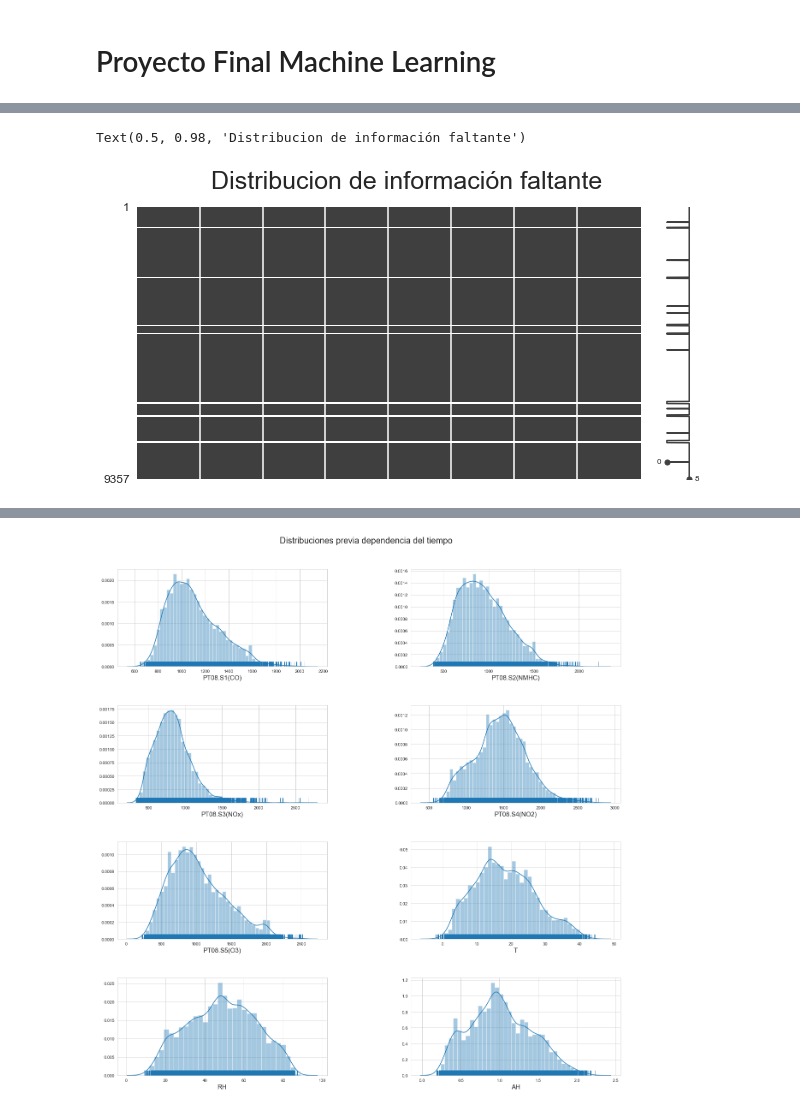
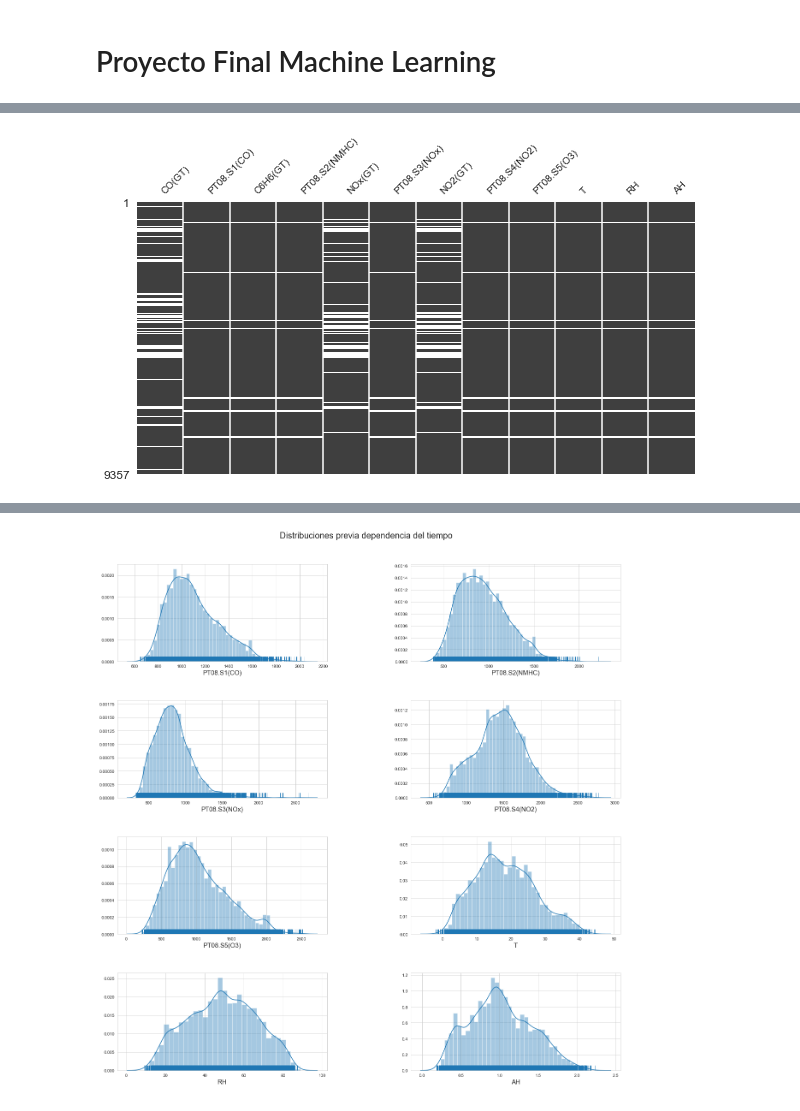
Before and after one commit to Bhernandez-dot/Air_Quality_Forecasting, a Jupyter notebook: proyecto.ipynb, the cells around one changed output, grey strips where cells are left out. Drawn from its saved outputs; the diff is of its cells as text; code cells hidden in the pictures.

Commit message:
Avance limpieza de datos, previa relleno de los nans

```diff
--- a/proyecto.ipynb
+++ b/proyecto.ipynb
@@ -147,0 +14,20 @@ antes
+# %%
+''' Se cargan los datos '''
+df = pd.read_csv('AirQualityUCI.csv', sep=';')
+df.drop(columns=['Unnamed: 15','Unnamed: 16'], inplace=True)
+df.dropna(inplace=True)
+
+''' Se cambia al formato deseado '''
+cols = [col  for col in df.columns if df[col].dtype == 'O' and col != 'Time']
+df['Time'] = df['Time'].str.replace('.',':')
+df[cols] = df[cols].replace(',','.',regex = True)
+df[df.columns[2:]] = df[df.columns[2:]].astype(float)
+df['Date'] = pd.to_datetime(df['Date'], format='%d/%m/%Y')
+df['Time'] = pd.to_timedelta(df['Time'], errors = 'ignore')
+
+''' Indice como fecha y los valores -200 se pasan a nan'''
+df.index = df['Date'] + df['Time']
+df.drop(['Date','Time'],axis=1,inplace=True)
+df = df.replace(-200,np.nan)
+df.index.name = 'Fecha'
+df.head()
@@ -150,9 +64,13 @@ import missingno as msno
+# %%
+''' Se quitan las columnas con demasiados nan '''
+df.drop(['NMHC(GT)'],axis=1,inplace=True)
 # %%
-fig =msno.matrix(df_nan[df_nan.isnull().sum().index],
-                 labels=False,
-                 sparkline=True, figsize=(10,5), fontsize=10)
+''' Distribucion de los nan '''
+fig =msno.matrix(df[df.isnull().sum().index],
+                 labels=True,
+                 sparkline=False, figsize=(10,5), fontsize=10)
 fig_copy = fig.get_figure()
-fig_copy.suptitle('Distribucion de información faltante', fontsize=25)
+# fig_copy.suptitle('Distribucion de información faltante', fontsize=25)
+plt.show()
 # %% [output]
-Text(0.5, 0.98, 'Distribucion de información faltante')
-[figure, old version]
+[figure, new version]
```
Also changed, not shown: parts of 31 cells of this notebook.
